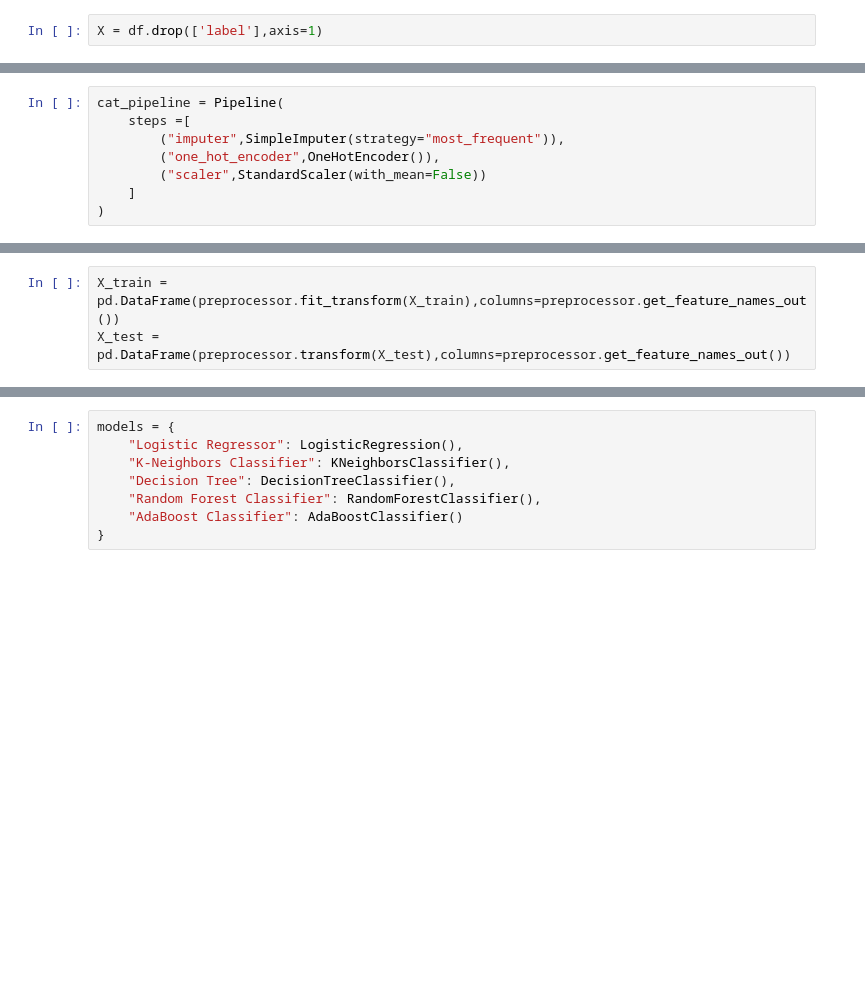
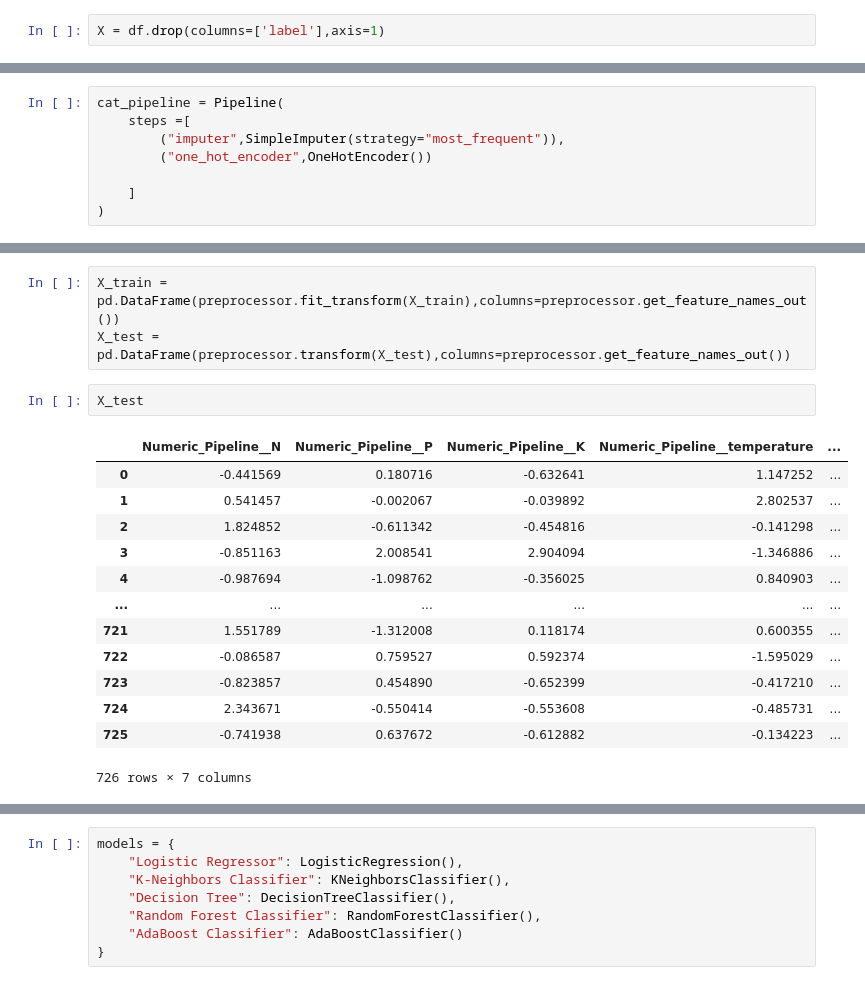
Before and after one commit to DipeshDhote/crop_recommendation, a Jupyter notebook: notebook/data/model_trainer.ipynb, the cells around one changed output, grey strips where cells are left out. Drawn from its saved outputs; the diff is of its cells as text; blank space fills up the shorter version.

```diff
--- a/notebook/data/model_trainer.ipynb
+++ b/notebook/data/model_trainer.ipynb
@@ -19,7 +19,7 @@ import warnings
 # %%
 df = pd.read_csv('raw.csv')
 # %%
-X = df.drop(['label'],axis=1)
+X = df.drop(columns=['label'],axis=1)
 # %%
 y = df['label']
 # %%
@@ -50,8 +50,8 @@ num_pipeline = Pipeline(
 cat_pipeline = Pipeline(
     steps =[
         ("imputer",SimpleImputer(strategy="most_frequent")),
-        ("one_hot_encoder",OneHotEncoder()),
-        ("scaler",StandardScaler(with_mean=False))
+        ("one_hot_encoder",OneHotEncoder())
+
     ]
 )
 # %%
@@ -122,3 +120,19 @@ array(['Numeric_Pipeline__N', 'Numeric_Pipeline__P',
 # %%
 X_train = pd.DataFrame(preprocessor.fit_transform(X_train),columns=preprocessor.get_feature_names_out())
 X_test =  pd.DataFrame(preprocessor.transform(X_test),columns=preprocessor.get_feature_names_out())
+# %%
+X_test
+# %% [output]
+|  | Numeric_Pipeline__N | Numeric_Pipeline__P | Numeric_Pipeline__K | Numeric_Pipeline__temperature | ... |
+| 0 | -0.441569 | 0.180716 | -0.632641 | 1.147252 | ... |
+| 1 | 0.541457 | -0.002067 | -0.039892 | 2.802537 | ... |
+| 2 | 1.824852 | -0.611342 | -0.454816 | -0.141298 | ... |
+| 3 | -0.851163 | 2.008541 | 2.904094 | -1.346886 | ... |
+| 4 | -0.987694 | -1.098762 | -0.356025 | 0.840903 | ... |
+| ... | ... | ... | ... | ... | ... |
+| 721 | 1.551789 | -1.312008 | 0.118174 | 0.600355 | ... |
+| 722 | -0.086587 | 0.759527 | 0.592374 | -1.595029 | ... |
+| 723 | -0.823857 | 0.454890 | -0.652399 | -0.417210 | ... |
+| 724 | 2.343671 | -0.550414 | -0.553608 | -0.485731 | ... |
+| 725 | -0.741938 | 0.637672 | -0.612882 | -0.134223 | ... |
+726 rows × 7 columns
```
Also changed, not shown: parts of 6 cells of this notebook, 3 other files.
